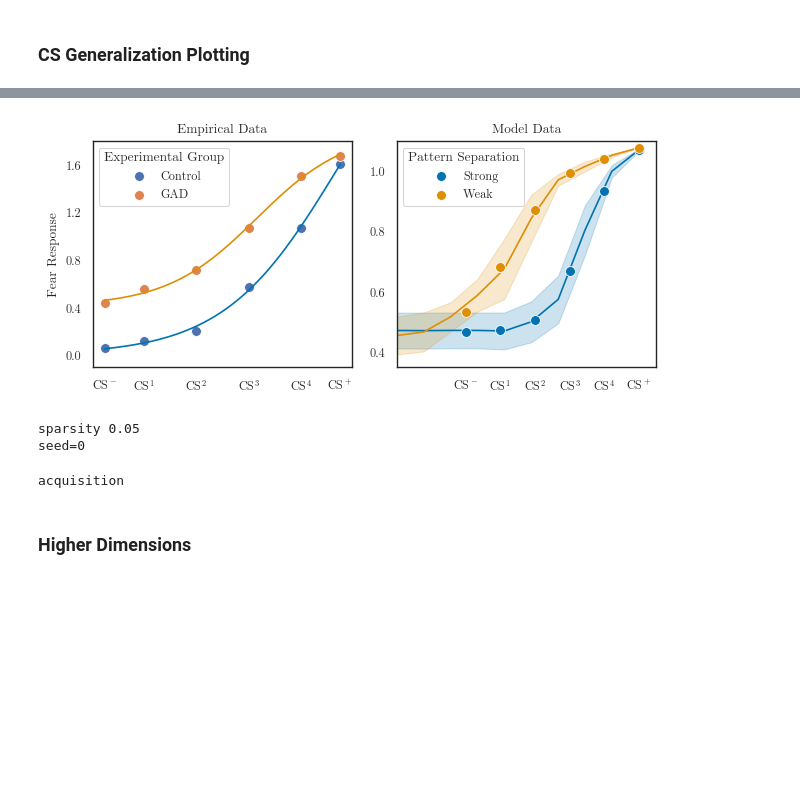
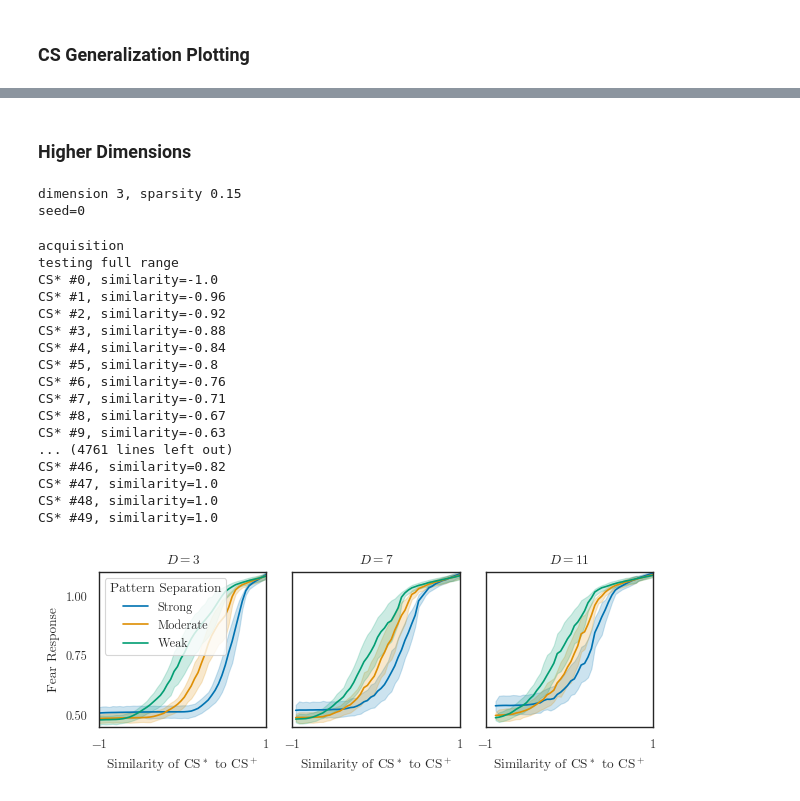
Before and after one commit to psipeter/amygdala, a Jupyter notebook: experiments.ipynb, the cells around one changed output, grey strips where cells are left out. Cells and saved outputs as stored; diff of their text form; code cells hidden in the pictures; blank space fills up the shorter version.

```diff
--- a/experiments.ipynb
+++ b/experiments.ipynb
@@ -798,7 +650,7 @@ def genCS(
     ):
 
     if load:
-        data = pd.read_pickle(f"genCS_intercept{intercept_CS}_dimCS={dim_CS}_dimCTX={dim_CTC}.pkl")
+        data = pd.read_pickle(f"genCS_intercept{intercept_CS}_dimCS={dim_CS}_dimCTX={dim_CTX}.pkl")
     else:
         rng = np.random.RandomState(seeds)
         data = pd.DataFrame(columns=["seed", "Fear Response", "Similarity to CS+"])
@@ -1026,72 +818,61 @@ plot_genCS(sparsities, dim_CS, dim_CTX, xmin=0.3, ymin=0.35, ymax=1.1)
-# %%
-sparsities = [0.06, 0.11]
-seeds = 2
-nCS = 10
-dim_CS = 3
-dim_CTX = 5
-nNeuronsExtCS = 3000
-CSminusSim = 0.5
-minSim = 0.3
-# for i in sparsities:
-#     print(f"sparsity {i}")
-#     genCS(seeds=seeds, nCS=nCS, dim_CS=dim_CS, dim_CTX=dim_CTX, nNeuronsExtCS=nNeuronsExtCS,
-#           sparsity=i, choose_intercepts_method='sparsity',
-#           minSim=minSim, CSminusSim=CSminusSim, compare_empirical=True)
-plot_genCS(sparsities, dim_CS, dim_CTX, xmin=minSim, ymin=0.35, ymax=1.1)
-# %% [output]
-[figure, removed]
-# %%
-sparsities = [0.05, 0.10]
-seeds = 10
-nCS = 20
-dim_CS = 3
-dim_CTX = 5
-nNeuronsExtCS = 3000
-CSminusSim = 0.5
-minSim = 0.3
-for i in sparsities:
-    print(f"sparsity {i}")
-    genCS(seeds=seeds, nCS=nCS, dim_CS=dim_CS, dim_CTX=dim_CTX, nNeuronsExtCS=nNeuronsExtCS,
-          sparsity=i, choose_intercepts_method='sparsity',
-          minSim=minSim, CSminusSim=CSminusSim, compare_empirical=True)
-plot_genCS(sparsities, dim_CS, dim_CTX, xmin=minSim, ymin=0.35, ymax=1.1)
-# %% [output]
-sparsity 0.05
-seed=0
-acquisition
 # %% [markdown]
 ### Higher Dimensions
 # %%
 dimensions = [3, 7, 11]
-sparsities = [0.05, 0.10, 0.15, 0.20]
+sparsities = [0.15, 0.25, 0.35]
 seeds = 10
-nCS = 40
+nCS = 50
 dim_CTX = 5
 nNeuronsExtCS = 3000
 CSminusSim = -1
 minSim = -1
-ymin, ymax = 0.0, 1.2
+ymin, ymax = 0.45, 1.1
 for d in dimensions:
     for i in sparsities:
         print(f"dimension {d}, sparsity {i}")
         genCS(seeds=seeds, nCS=nCS, dim_CS=d, dim_CTX=dim_CTX, nNeuronsExtCS=nNeuronsExtCS,
               sparsity=i, choose_intercepts_method='sparsity',
               minSim=minSim, CSminusSim=CSminusSim)
 
 fig, axes = plt.subplots(nrows=1, ncols=len(dimensions), figsize=((6.38, 2.5)), sharey=True)
 for j, dim_CS in enumerate(dimensions):
     for i, sparsity in enumerate(sparsities):
         data = pd.read_pickle(f"genCS_sparsity{sparsity}_dimCS={dim_CS}.pkl")
-        label = sparsity
+#         label = sparsity
+        if sparsity==0.15: label="Strong"
+        if sparsity==0.25: label="Moderate"
+        if sparsity==0.35: label="Weak"
         sns.lineplot(data=data, x='Similarity to CS+', y="Fear Response",
             ax=axes[j], color=palette[i], label=label)
         axes[j].set(xticks=((-1.0, 1.0)), xlim=((minSim, 1.0)),
             xlabel=r"Similarity of CS$^*$ to CS$^+$",
             title=r"$D=$"+str(dim_CS), ylabel="Fear Response",
-            yticks=((0.0, 0.2, 0.4, 0.6, 0.8, 1.0, 1.2)), ylim=((ymin, ymax)))
+            yticks=((0.5, 0.75, 1.0)), ylim=((ymin, ymax)))
         axes[j].get_legend().remove()
 
-axes[0].legend(title="Sparsity")
+# axes[0].legend(title="Sparsity")
+axes[0].legend(title="Pattern Separation")
 plt.tight_layout()
-fig.savefig(f"dimensions_sparsity2.svg")
-fig.savefig(f"dimensions_sparsity2.png", dpi=600)
+fig.savefig(f"dimensions.svg")
+fig.savefig(f"dimensions.png", dpi=600)
+# %% [output]
+dimension 3, sparsity 0.15
+seed=0
+acquisition
+testing full range
+CS* #0, similarity=-1.0
+CS* #1, similarity=-0.96
+CS* #2, similarity=-0.92
+CS* #3, similarity=-0.88
+CS* #4, similarity=-0.84
+CS* #5, similarity=-0.8
+CS* #6, similarity=-0.76
+CS* #7, similarity=-0.71
+CS* #8, similarity=-0.67
+CS* #9, similarity=-0.63
+... (4761 lines left out)
+CS* #46, similarity=0.82
+CS* #47, similarity=1.0
+CS* #48, similarity=1.0
+CS* #49, similarity=1.0
+[figure, added]
```
Also changed, not shown: parts of 48 cells of this notebook.
